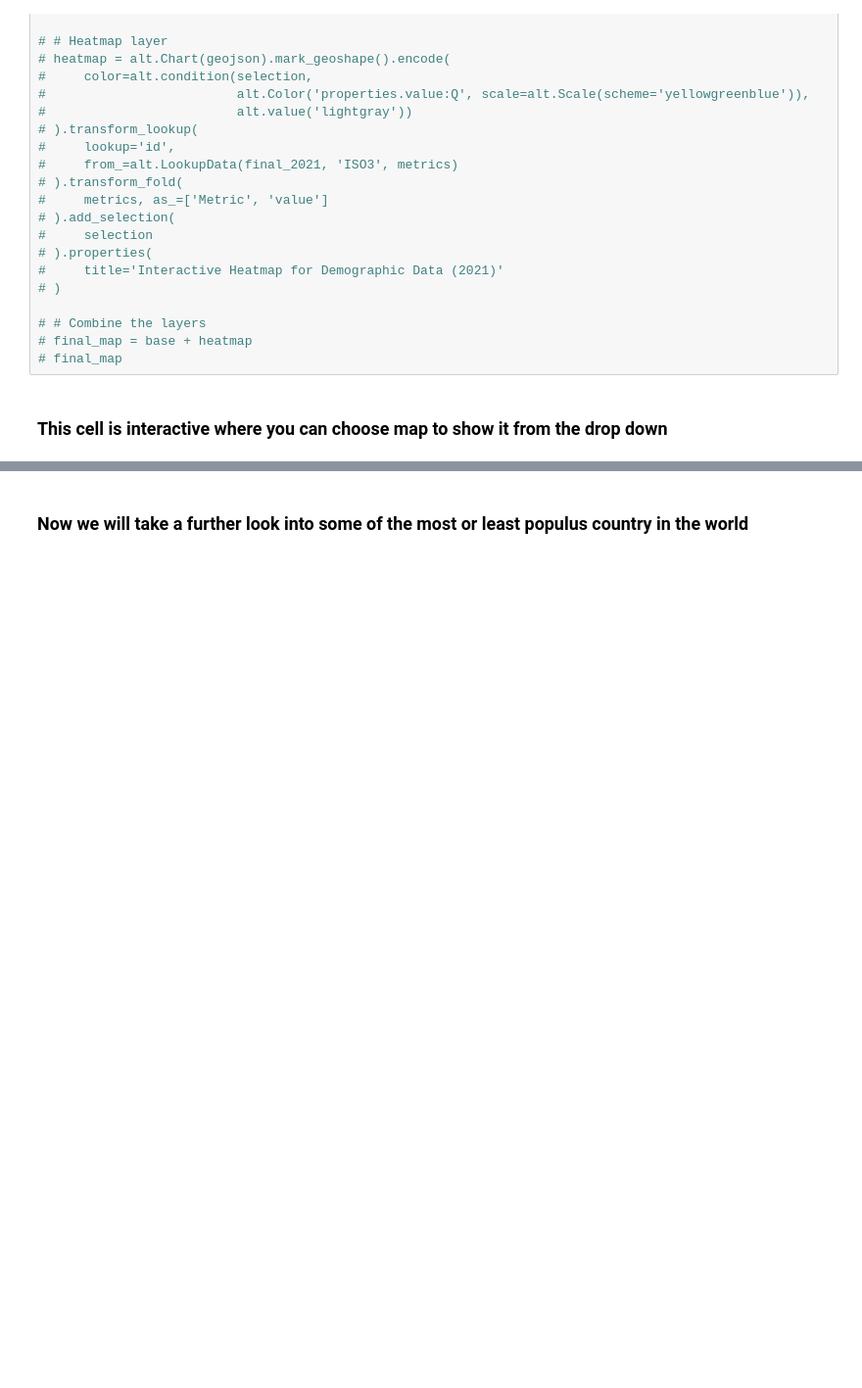
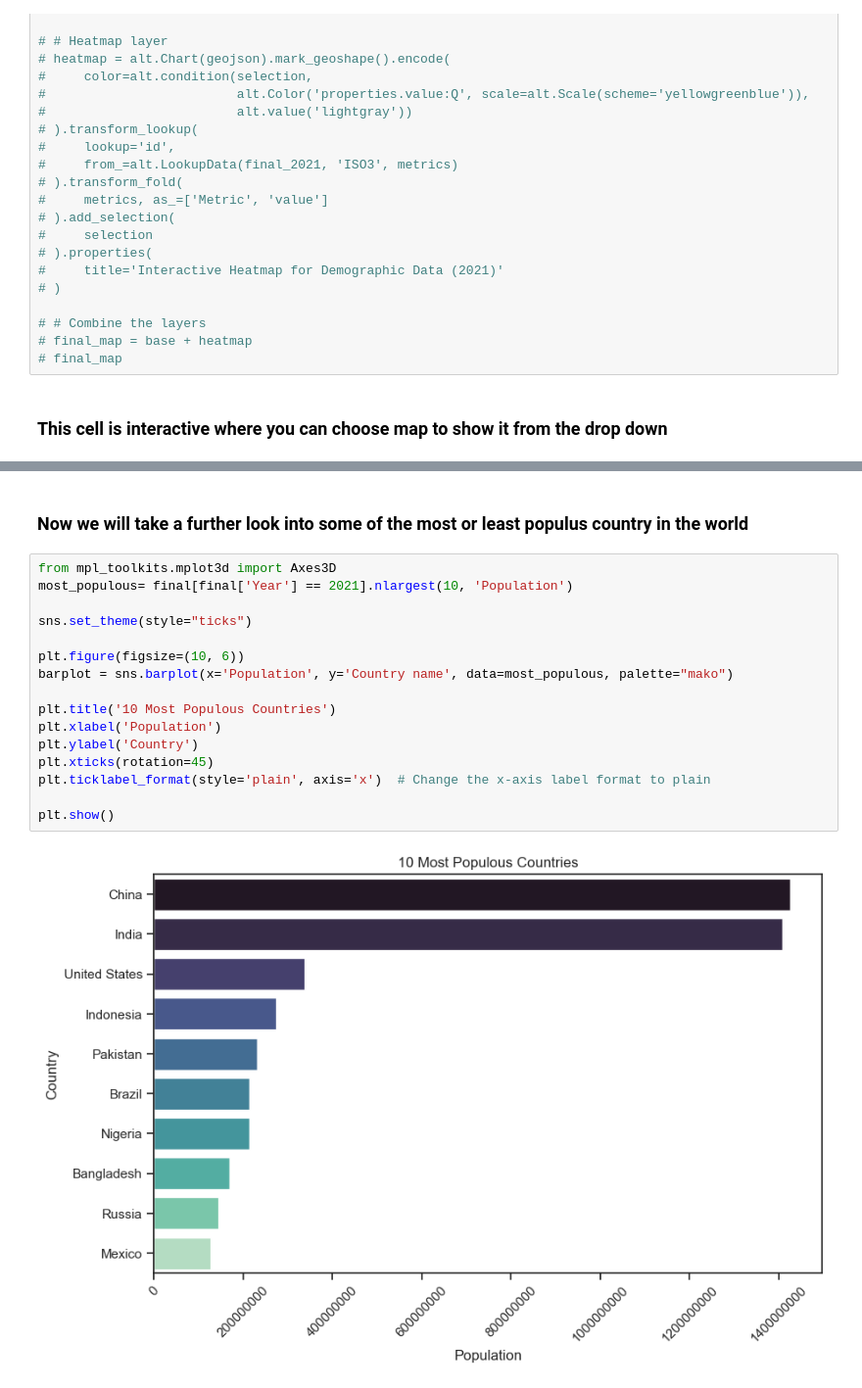
Before and after one commit to Kimballa05/DataVisGlobalWarming, a Jupyter notebook: Faisal_final project_exploratory notebook.ipynb, the cells around one changed output, grey strips where cells are left out. Shown: that part at 98% size. Drawn from its saved outputs; the diff is of its cells as text; blank space fills up the shorter version.

```diff
--- a/Faisal_final project_exploratory notebook.ipynb
+++ b/Faisal_final project_exploratory notebook.ipynb
@@ -290,5 +290,23 @@ display(chart_output)
 # %% [output]
 [interactive output not drawn]
 [interactive output not drawn]
-# %% [markdown]
-### Now we will take a further look into some of the most or least populus country in the world
+# %% [markdown]
+### Now we will take a further look into some of the most or least populus country in the world
+# %%
+from mpl_toolkits.mplot3d import Axes3D
+most_populous= final[final['Year'] == 2021].nlargest(10, 'Population')
+
+sns.set_theme(style="ticks")
+
+plt.figure(figsize=(10, 6))
+barplot = sns.barplot(x='Population', y='Country name', data=most_populous, palette="mako")
+
+plt.title('10 Most Populous Countries')
+plt.xlabel('Population')
+plt.ylabel('Country')
+plt.xticks(rotation=45)
+plt.ticklabel_format(style='plain', axis='x')  # Change the x-axis label format to plain
+
+plt.show()
+# %% [output]
+[figure, added]
```
Also changed, not shown: parts of 1 cell of this notebook.
